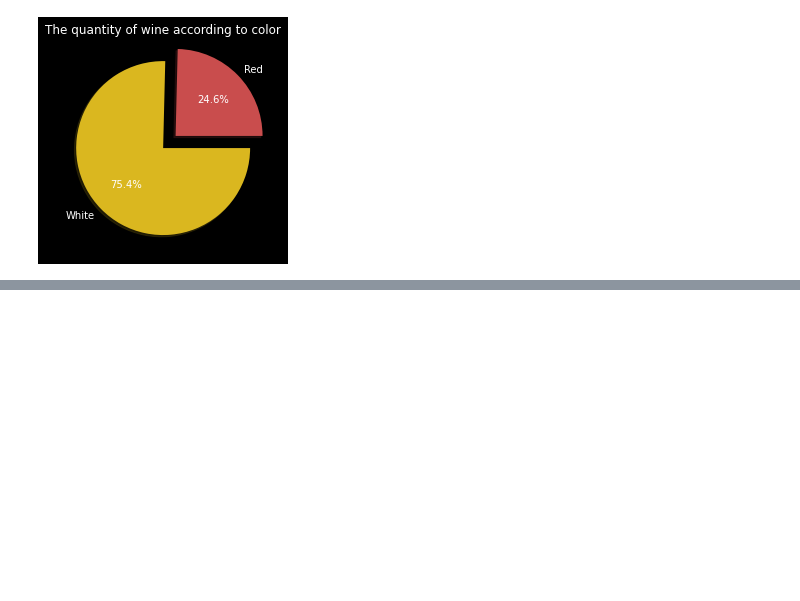
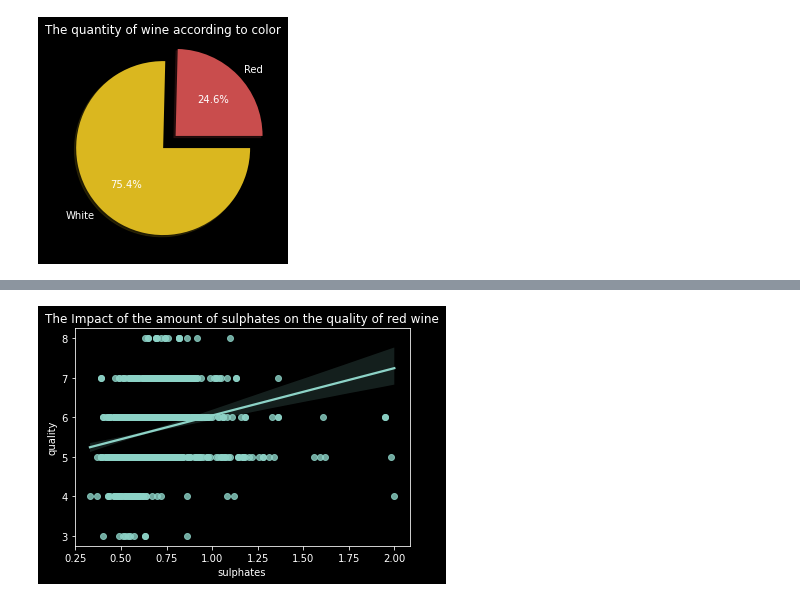
Before and after one commit to YanaOrf/BlueBerryWinery, a Jupyter notebook: BlueBerryWinery.ipynb, the cells around one changed output, grey strips where cells are left out. Cells and saved outputs as stored; diff of their text form; code cells hidden in the pictures; blank space fills up the shorter version.

```diff
--- a/BlueBerryWinery.ipynb
+++ b/BlueBerryWinery.ipynb
@@ -340 +363,8 @@ plt.show()
+# %%
+#Scater plot The Impact of  sulphates on  red wine quality
+sns.regplot(data=red_wine2,x="sulphates", y="quality")
+plt.title("The Impact of the amount of sulphates on the quality of red wine")
+plt.show()
+# %% [output]
+[figure, added]
 # %%
```
Also changed, not shown: parts of 10 cells of this notebook.
